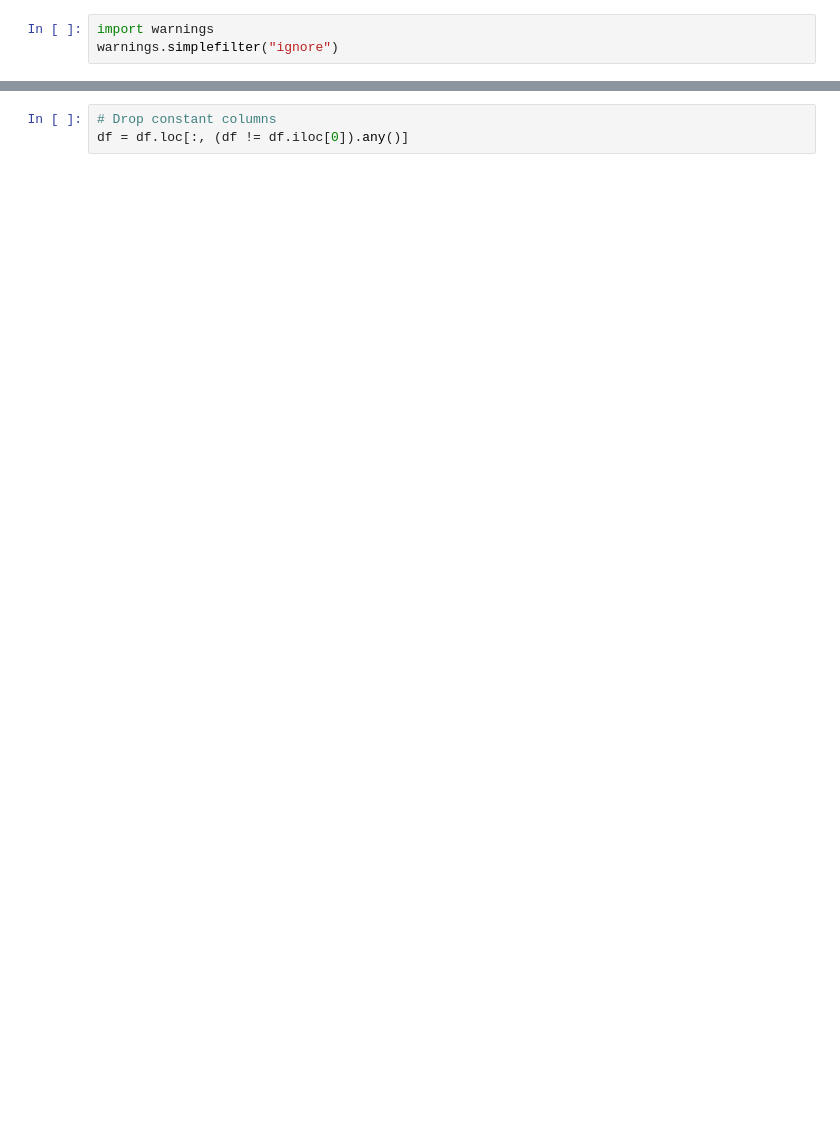
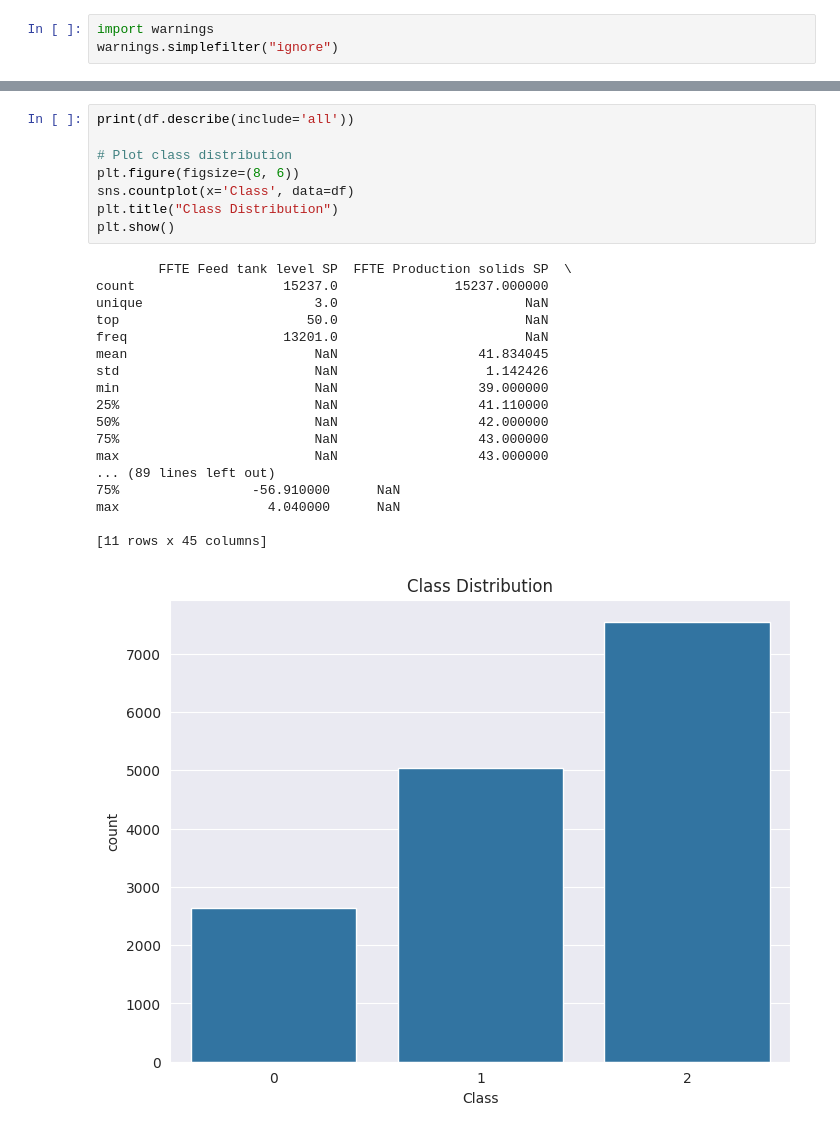
Before and after one commit to SavinduWickr/AI_Engineering, a Jupyter notebook: Week_04/main.ipynb, the cells around one changed output, grey strips where cells are left out. Cells and saved outputs as stored; diff of their text form; blank space fills up the shorter version.

```diff
--- a/Week_04/main.ipynb
+++ b/Week_04/main.ipynb
@@ -41,4 +71,28 @@ memory usage: 5.6 MB
 # %%
-# Drop constant columns
-df = df.loc[:, (df != df.iloc[0]).any()]
+print(df.describe(include='all'))
+
+# Plot class distribution
+plt.figure(figsize=(8, 6))
+sns.countplot(x='Class', data=df)
+plt.title("Class Distribution")
+plt.show()
+# %% [output]
+        FFTE Feed tank level SP  FFTE Production solids SP  \
+count                   15237.0               15237.000000
+unique                      3.0                        NaN
+top                        50.0                        NaN
+freq                    13201.0                        NaN
+mean                        NaN                  41.834045
+std                         NaN                   1.142426
+min                         NaN                  39.000000
+25%                         NaN                  41.110000
+50%                         NaN                  42.000000
+75%                         NaN                  43.000000
+max                         NaN                  43.000000
+... (89 lines left out)
+75%                 -56.910000      NaN
+max                   4.040000      NaN
+
+[11 rows x 45 columns]
+[figure, added]
 # %%
```
Also changed, not shown: parts of 18 cells of this notebook, 1 other file.
